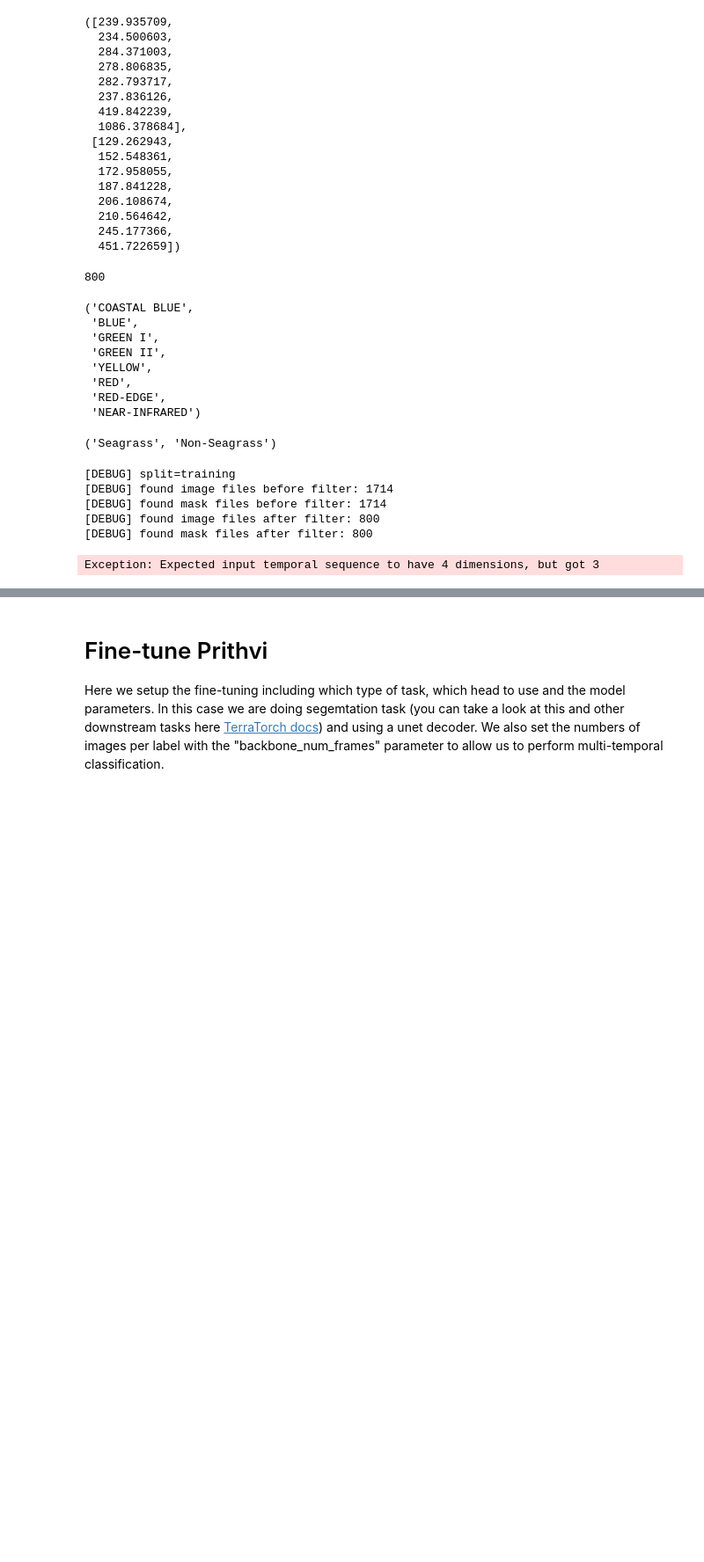
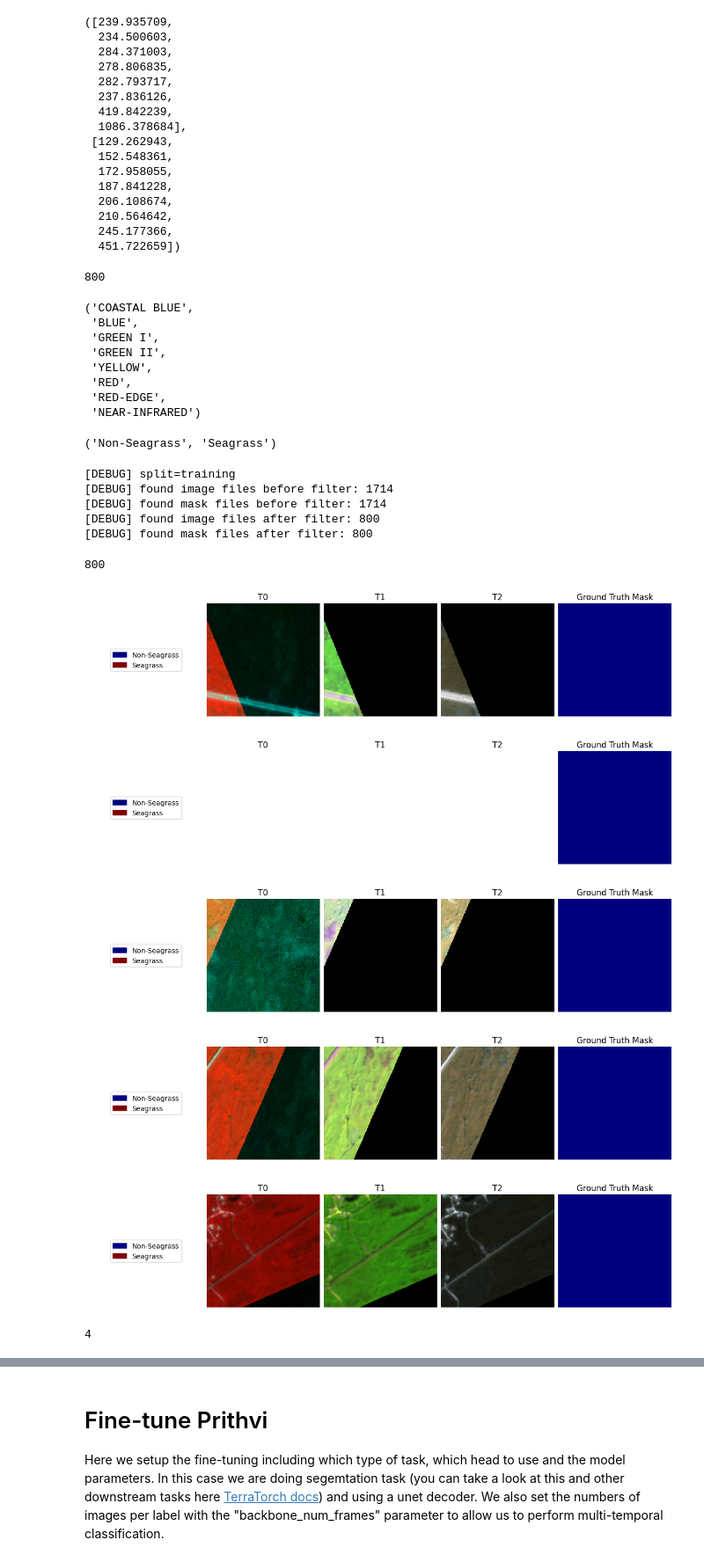
Before and after one commit to 7yl4r/nasa-prithvi-wetlands, a Jupyter notebook: prithvi_v2_eo_300_tl_unet_seagrass.ipynb, the cells around one changed output, grey strips where cells are left out. Shown at 88% size. Cells and saved outputs as stored; diff of their text form; code cells hidden in the pictures; blank space fills up the shorter version.

Commit message:
fix band list & n classes

```diff
--- a/prithvi_v2_eo_300_tl_unet_seagrass.ipynb
+++ b/prithvi_v2_eo_300_tl_unet_seagrass.ipynb
@@ -224,15 +223,15 @@ class MultiTemporalSeagrassClassification(NonGeoDataset):
     )
 
     class_names = (
+        "Non-Seagrass",
         "Seagrass",
-        "Non-Seagrass",
     )
 
     rgb_bands = ("RED", "GREEN I", "BLUE")
 
     BAND_SETS = {"all": all_band_names, "rgb": rgb_bands}
 
-    num_classes = 13
+    num_classes = 2
     time_steps = 3
     splits = {"train": "training", "val": "validation"}  # Only train and val splits available
     col_name = "chip_id"
@@ -659,7 +658,7 @@ datamodule = MultiTemporalSeagrassClassificationDataModule(
     ],
     val_transform=None,  # Using ToTensor() by default
     test_transform=None,
-    expand_temporal_dimension=False,
+    expand_temporal_dimension=True,
     use_metadata=False, # The crop dataset has metadata for location and time
     reduce_zero_label=True,
 )
@@ -713,7 +712,7 @@ train_dataset.all_band_names
 # checking datasets classes
 train_dataset.class_names
 # %% [output]
-('Seagrass', 'Non-Seagrass')
+('Non-Seagrass', 'Seagrass')
 # %%
 split_name = "training"
 print(f"[DEBUG] split={split_name}")
@@ -727,18 +726,26 @@ print(f"[DEBUG] found mask files after filter: {len(train_dataset.segmentation_m
 [DEBUG] found mask files before filter: 1714
 [DEBUG] found image files after filter: 800
 [DEBUG] found mask files after filter: 800
-# %%
-datamodule.train_dataset[0]
-# %% [output]
-Exception: Expected input temporal sequence to have 4 dimensions, but got 3
+# %%
+len(datamodule.train_dataset)
+# %% [output]
+800
 # %%
 # plotting a few samples
-for i in range(1):
+for i in range(5):
     train_dataset.plot(train_dataset[i])
+# %% [output]
+[figure, added]
+[figure, added]
+[figure, added]
+[figure, added]
+[figure, added]
 # %%
 # checking datasets validation split size
 val_dataset = datamodule.val_dataset
 len(val_dataset)
+# %% [output]
+4
 # %%
 # checking datasets testing split size
 datamodule.setup("test")
```
Also changed, not shown: parts of 6 cells of this notebook.
